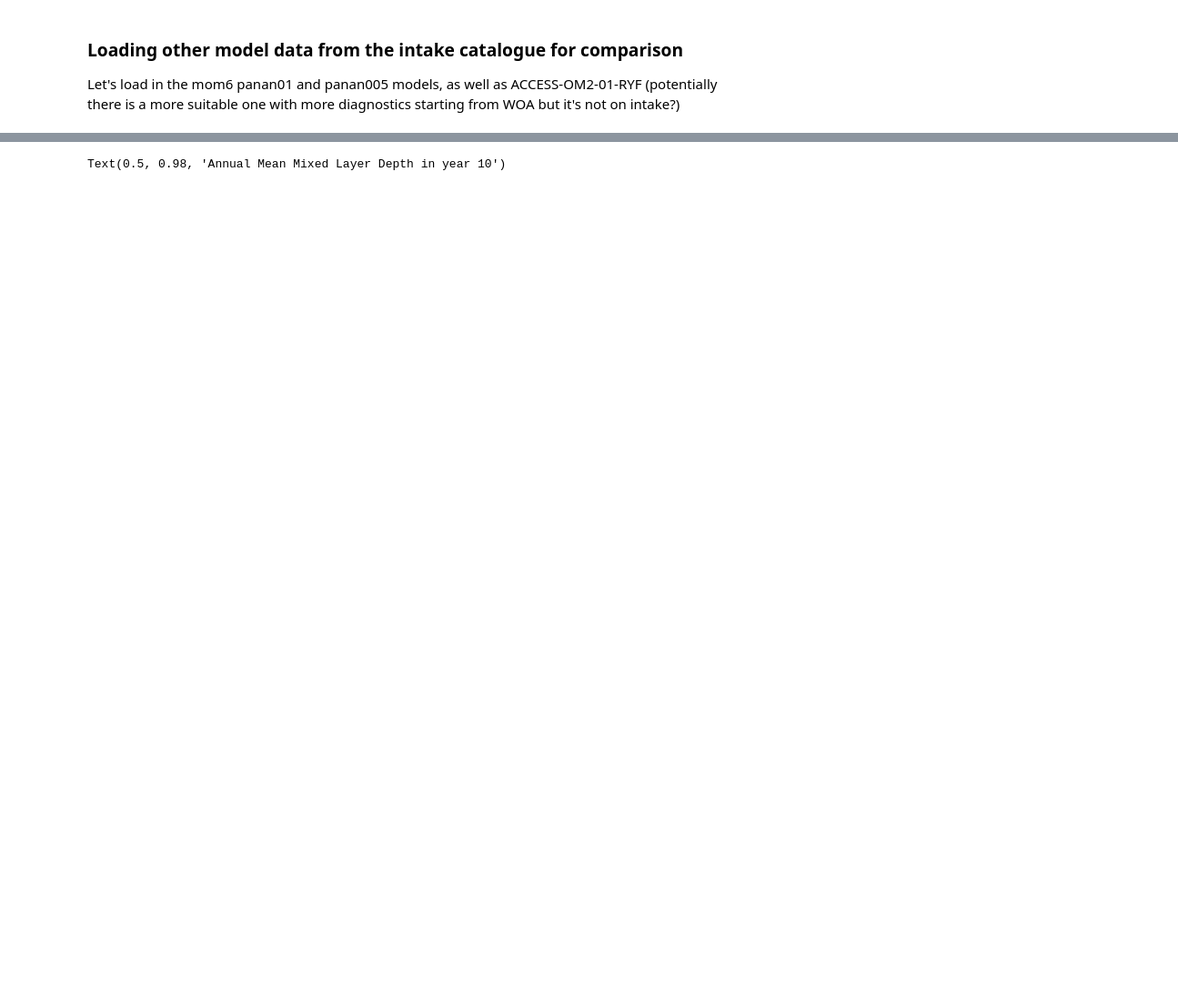
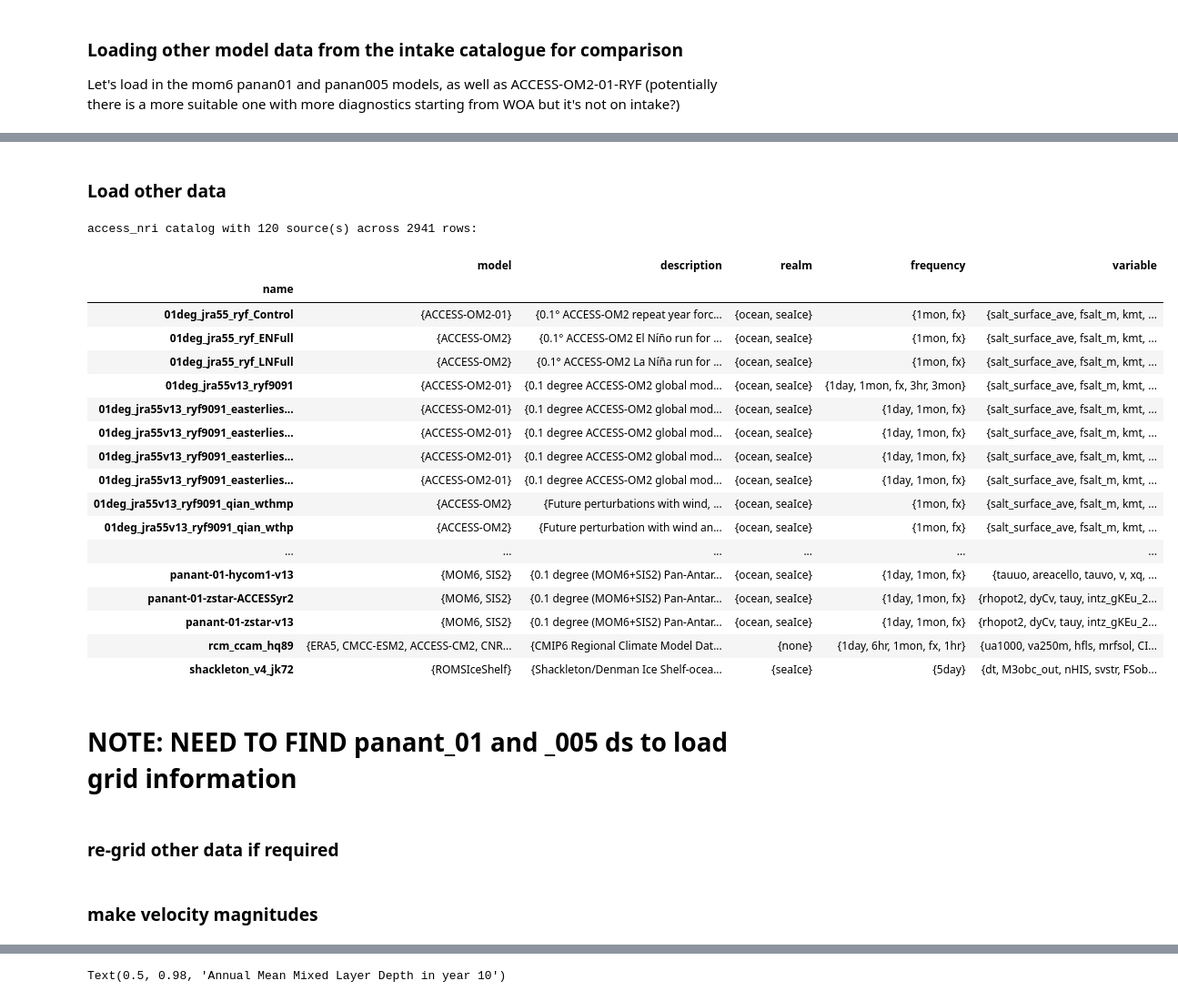
Before and after one commit to claireyung/mom6-panAn-iceshelf-tools, a Jupyter notebook: evaluation/acoc-strength/ACoC-strength.ipynb, the cells around one changed output, grey strips where cells are left out. Shown at 91% size. Cells and saved outputs as stored; diff of their text form; code cells hidden in the pictures; blank space fills up the shorter version.

```diff
--- a/evaluation/acoc-strength/ACoC-strength.ipynb
+++ b/evaluation/acoc-strength/ACoC-strength.ipynb
@@ -215,0 +256,24 @@ accessom2_mld = accessom2_mld.isel(time = time_slice).mean('time')
+# %% [markdown]
+### Load other data
+# %%
+catalog
+# %% [output]
+access_nri catalog with 120 source(s) across 2941 rows:
+|  | model | description | realm | frequency | variable |
+| name |  |  |  |  |  |
+| 01deg_jra55_ryf_Control | {ACCESS-OM2-01} | {0.1° ACCESS-OM2 repeat year forc... | {ocean, seaIce} | {1mon, fx} | {salt_surface_ave, fsalt_m, kmt, ... |
+| 01deg_jra55_ryf_ENFull | {ACCESS-OM2} | {0.1° ACCESS-OM2 El Níño run for ... | {ocean, seaIce} | {1mon, fx} | {salt_surface_ave, fsalt_m, kmt, ... |
+| 01deg_jra55_ryf_LNFull | {ACCESS-OM2} | {0.1° ACCESS-OM2 La Níña run for ... | {ocean, seaIce} | {1mon, fx} | {salt_surface_ave, fsalt_m, kmt, ... |
+| 01deg_jra55v13_ryf9091 | {ACCESS-OM2-01} | {0.1 degree ACCESS-OM2 global mod... | {ocean, seaIce} | {1day, 1mon, fx, 3hr, 3mon} | {salt_surface_ave, fsalt_m, kmt, ... |
+| 01deg_jra55v13_ryf9091_easterlies... | {ACCESS-OM2-01} | {0.1 degree ACCESS-OM2 global mod... | {ocean, seaIce} | {1day, 1mon, fx} | {salt_surface_ave, fsalt_m, kmt, ... |
+| 01deg_jra55v13_ryf9091_easterlies... | {ACCESS-OM2-01} | {0.1 degree ACCESS-OM2 global mod... | {ocean, seaIce} | {1day, 1mon, fx} | {salt_surface_ave, fsalt_m, kmt, ... |
+| 01deg_jra55v13_ryf9091_easterlies... | {ACCESS-OM2-01} | {0.1 degree ACCESS-OM2 global mod... | {ocean, seaIce} | {1day, 1mon, fx} | {salt_surface_ave, fsalt_m, kmt, ... |
+| 01deg_jra55v13_ryf9091_easterlies... | {ACCESS-OM2-01} | {0.1 degree ACCESS-OM2 global mod... | {ocean, seaIce} | {1day, 1mon, fx} | {salt_surface_ave, fsalt_m, kmt, ... |
+| 01deg_jra55v13_ryf9091_qian_wthmp | {ACCESS-OM2} | {Future perturbations with wind, ... | {ocean, seaIce} | {1mon, fx} | {salt_surface_ave, fsalt_m, kmt, ... |
+| 01deg_jra55v13_ryf9091_qian_wthp | {ACCESS-OM2} | {Future perturbation with wind an... | {ocean, seaIce} | {1mon, fx} | {salt_surface_ave, fsalt_m, kmt, ... |
+| ... | ... | ... | ... | ... | ... |
+| panant-01-hycom1-v13 | {MOM6, SIS2} | {0.1 degree (MOM6+SIS2) Pan-Antar... | {ocean, seaIce} | {1day, 1mon, fx} | {tauuo, areacello, tauvo, v, xq, ... |
+| panant-01-zstar-ACCESSyr2 | {MOM6, SIS2} | {0.1 degree (MOM6+SIS2) Pan-Antar... | {ocean, seaIce} | {1day, 1mon, fx} | {rhopot2, dyCv, tauy, intz_gKEu_2... |
+| panant-01-zstar-v13 | {MOM6, SIS2} | {0.1 degree (MOM6+SIS2) Pan-Antar... | {ocean, seaIce} | {1day, 1mon, fx} | {rhopot2, dyCv, tauy, intz_gKEu_2... |
+| rcm_ccam_hq89 | {ERA5, CMCC-ESM2, ACCESS-CM2, CNR... | {CMIP6 Regional Climate Model Dat... | {none} | {1day, 6hr, 1mon, fx, 1hr} | {ua1000, va250m, hfls, mrfsol, CI... |
+| shackleton_v4_jk72 | {ROMSIceShelf} | {Shackleton/Denman Ice Shelf-ocea... | {seaIce} | {5day} | {dt, M3obc_out, nHIS, svstr, FSob... |
@@ -215,0 +293,4 @@ accessom2_mld = accessom2_mld.isel(time = time_slice).mean('time')
+# %% [markdown]
+# NOTE: NEED TO FIND panant_01 and _005 ds to load grid information
+# %% [markdown]
+### re-grid other data if required
@@ -215,0 +311,2 @@ accessom2_mld = accessom2_mld.isel(time = time_slice).mean('time')
+# %% [markdown]
+### make velocity magnitudes
```
Also changed, not shown: parts of 24 cells of this notebook.
